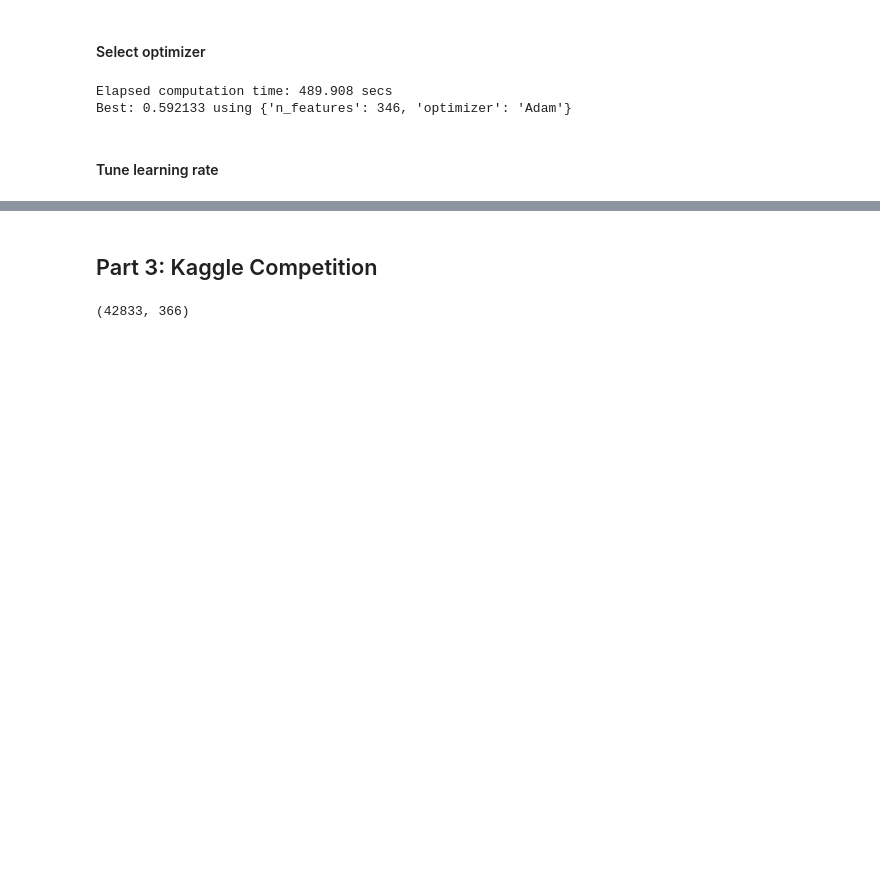
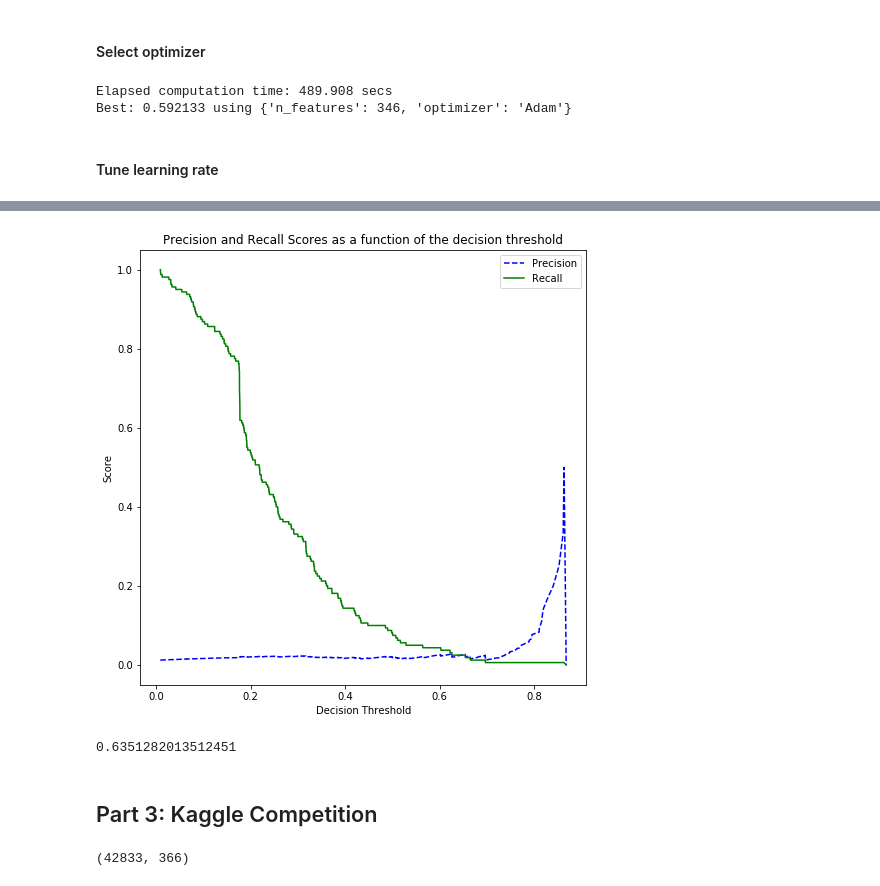
Before and after one commit to mkeisenbach/arvato, a Jupyter notebook: Supervised Learning Using Keras.ipynb, the cells around one changed output, grey strips where cells are left out. Drawn from its saved outputs; the diff is of its cells as text; code cells hidden in the pictures; blank space fills up the shorter version.

```diff
--- a/Supervised Learning Using Keras.ipynb
+++ b/Supervised Learning Using Keras.ipynb
@@ -497,0 +631,25 @@ True
+# %%
+def plot_precision_recall_vs_threshold(precisions, recalls, thresholds):
+    """
+    Modified from:
+    Hands-On Machine learning with Scikit-Learn
+    and TensorFlow; p.89
+    """
+    plt.figure(figsize=(8, 8))
+    plt.title("Precision and Recall Scores as a function of the decision threshold")
+    plt.plot(thresholds, precisions[:-1], "b--", label="Precision")
+    plt.plot(thresholds, recalls[:-1], "g-", label="Recall")
+    plt.ylabel("Score")
+    plt.xlabel("Decision Threshold")
+    plt.legend(loc='best')
+
+p, r, thresholds = precision_recall_curve(y_test, y_pred)
+plot_precision_recall_vs_threshold(p, r, thresholds)
+# %% [output]
+[figure, added]
+# %%
+threshold = .135
+y_class = np.where(y_pred > threshold, 1, 0)
+roc_auc_score(y_test, y_class)
+# %% [output]
+0.6351282013512451
```
Also changed, not shown: parts of 46 cells of this notebook.
